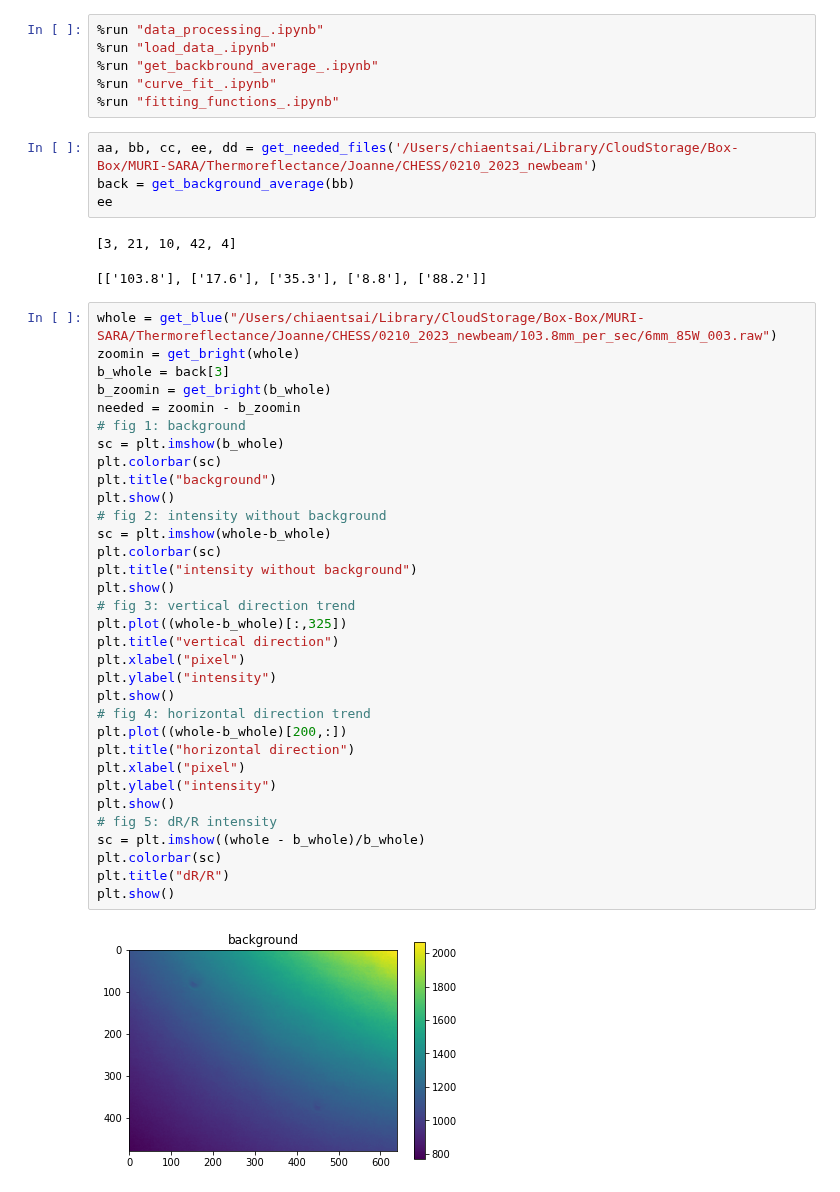
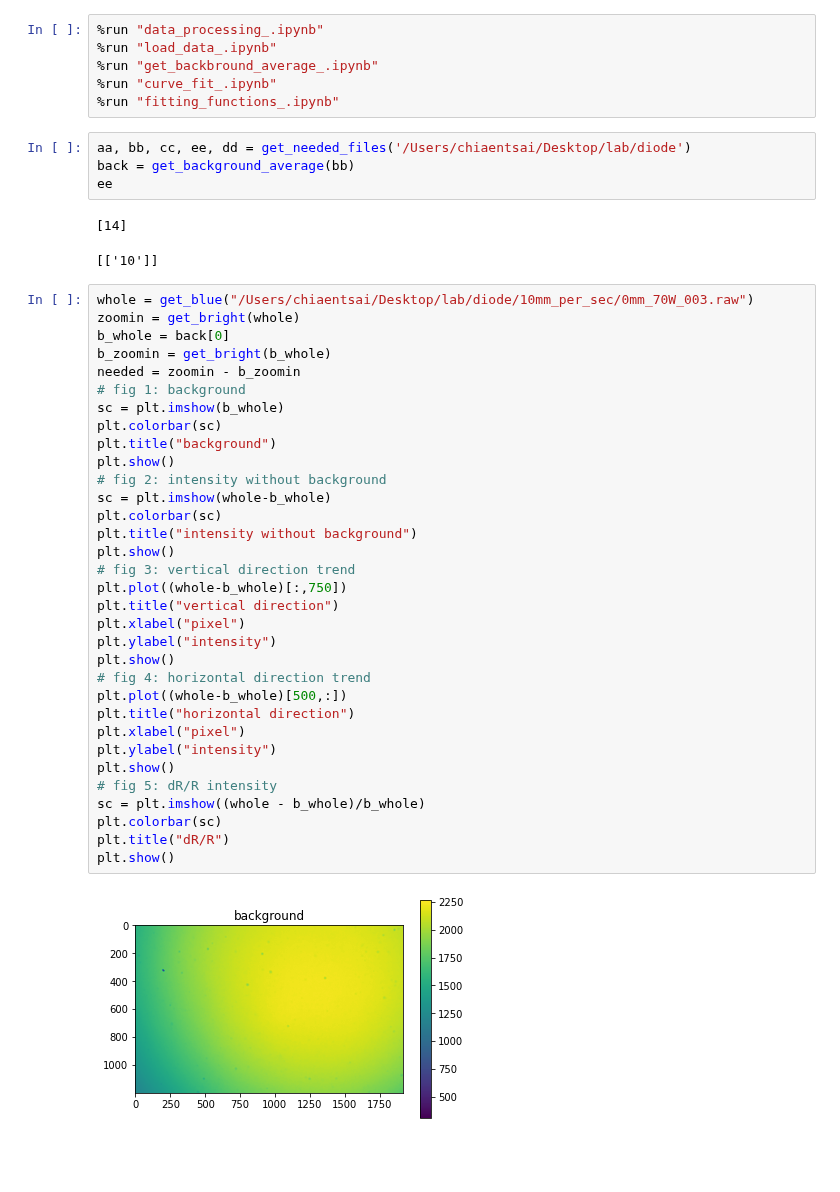
Before and after one commit to JoanneCETsai/Temperature_Calibration, a Jupyter notebook: code/check_fitting_range-checkpoint.ipynb, the cells around one changed output. Cells and saved outputs as stored; diff of their text form; blank space fills up the shorter version.

Commit message:
diode laser calibrate

```diff
--- a/code/check_fitting_range-checkpoint.ipynb
+++ b/code/check_fitting_range-checkpoint.ipynb
@@ -5,44 +5,44 @@
 %run "curve_fit_.ipynb"
 %run "fitting_functions_.ipynb"
 # %%
-aa, bb, cc, ee, dd = get_needed_files('/Users/chiaentsai/Library/CloudStorage/Box-Box/MURI-SARA/Thermoreflectance/Joanne/CHESS/0210_2023_newbeam')
+aa, bb, cc, ee, dd = get_needed_files('/Users/chiaentsai/Desktop/lab/diode')
 back = get_background_average(bb)
 ee
 # %% [output]
-[3, 21, 10, 42, 4]
+[14]
-[['103.8'], ['17.6'], ['35.3'], ['8.8'], ['88.2']]
+[['10']]
 # %%
-whole = get_blue("/Users/chiaentsai/Library/CloudStorage/Box-Box/MURI-SARA/Thermoreflectance/Joanne/CHESS/0210_2023_newbeam/103.8mm_per_sec/6mm_85W_003.raw")
+whole = get_blue("/Users/chiaentsai/Desktop/lab/diode/10mm_per_sec/0mm_70W_003.raw")
 zoomin = get_bright(whole)
-b_whole = back[3]
+b_whole = back[0]
 b_zoomin = get_bright(b_whole)
 needed = zoomin - b_zoomin
 # fig 1: background
 sc = plt.imshow(b_whole)
 plt.colorbar(sc)
 plt.title("background")
 plt.show()
 # fig 2: intensity without background
 sc = plt.imshow(whole-b_whole)
 plt.colorbar(sc)
 plt.title("intensity without background")
 plt.show()
 # fig 3: vertical direction trend
-plt.plot((whole-b_whole)[:,325])
+plt.plot((whole-b_whole)[:,750])
 plt.title("vertical direction")
 plt.xlabel("pixel")
 plt.ylabel("intensity")
 plt.show()
 # fig 4: horizontal direction trend
-plt.plot((whole-b_whole)[200,:])
+plt.plot((whole-b_whole)[500,:])
 plt.title("horizontal direction")
 plt.xlabel("pixel")
 plt.ylabel("intensity")
 plt.show()
 # fig 5: dR/R intensity
 sc = plt.imshow((whole - b_whole)/b_whole)
 plt.colorbar(sc)
 plt.title("dR/R")
 plt.show()
 # %% [output]
-[figure, old version]
+[figure, new version]
```
Also changed, not shown: parts of 3 cells of this notebook, 4 other files.
